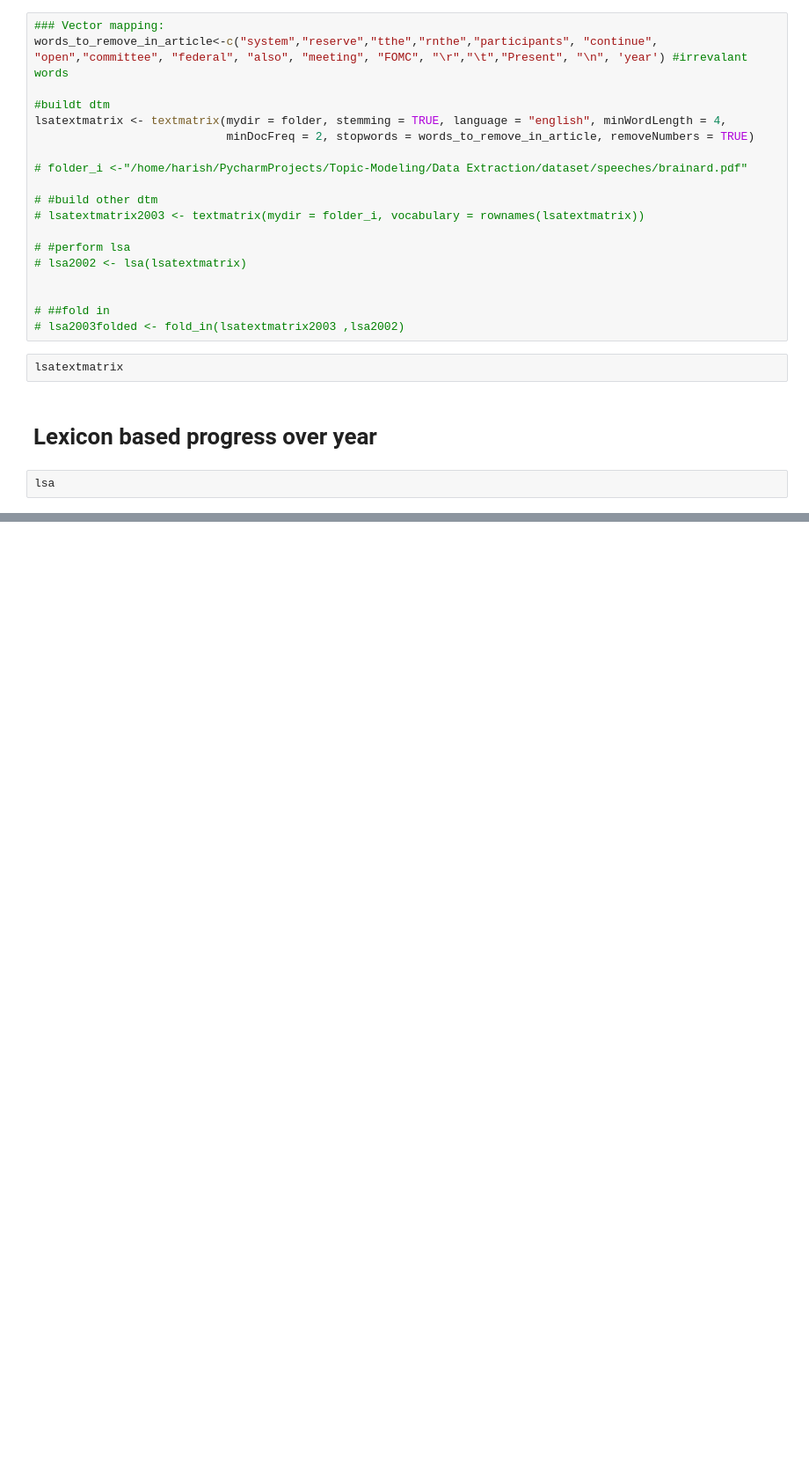
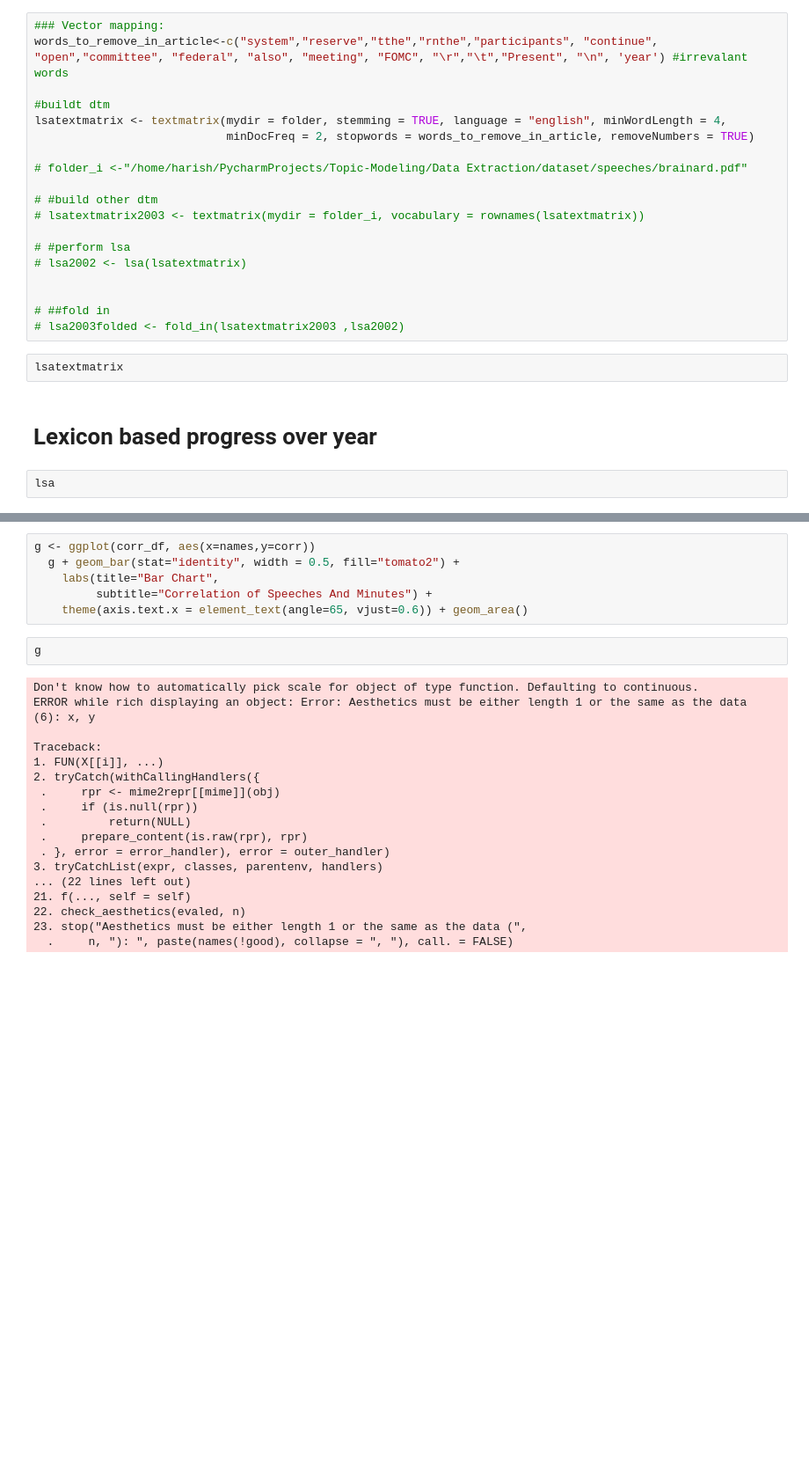
Before and after one commit to harishaaram/Topic-Modeling, a Jupyter notebook: Text_Analysis_Fedspeech.ipynb, the cells around one changed output, grey strips where cells are left out. Shown at 88% size. Cells and saved outputs as stored; diff of their text form; blank space fills up the shorter version.

```diff
--- a/Text_Analysis_Fedspeech.ipynb
+++ b/Text_Analysis_Fedspeech.ipynb
@@ -578,0 +666,27 @@ lsa
+# %%
+g <- ggplot(corr_df, aes(x=names,y=corr))
+  g + geom_bar(stat="identity", width = 0.5, fill="tomato2") +
+    labs(title="Bar Chart",
+         subtitle="Correlation of Speeches And Minutes") +
+    theme(axis.text.x = element_text(angle=65, vjust=0.6)) + geom_area()
+# %%
+g
+# %% [output]
+Don't know how to automatically pick scale for object of type function. Defaulting to continuous.
+ERROR while rich displaying an object: Error: Aesthetics must be either length 1 or the same as the data (6): x, y
+
+Traceback:
+1. FUN(X[[i]], ...)
+2. tryCatch(withCallingHandlers({
+ .     rpr <- mime2repr[[mime]](obj)
+ .     if (is.null(rpr))
+ .         return(NULL)
+ .     prepare_content(is.raw(rpr), rpr)
+ . }, error = error_handler), error = outer_handler)
+3. tryCatchList(expr, classes, parentenv, handlers)
+... (22 lines left out)
+21. f(..., self = self)
+22. check_aesthetics(evaled, n)
+23. stop("Aesthetics must be either length 1 or the same as the data (",
+  .     n, "): ", paste(names(!good), collapse = ", "), call. = FALSE)
+[figure, added]
```
Also changed, not shown: parts of 33 cells of this notebook.
